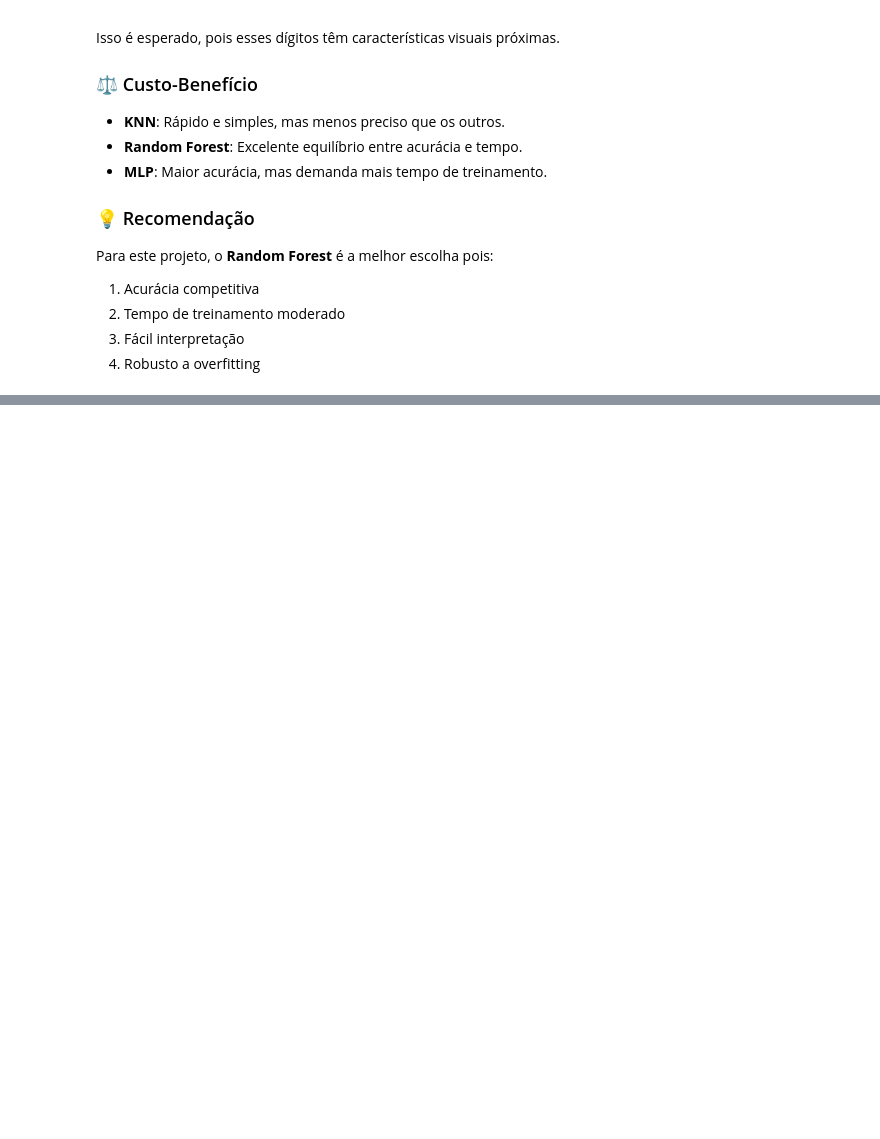
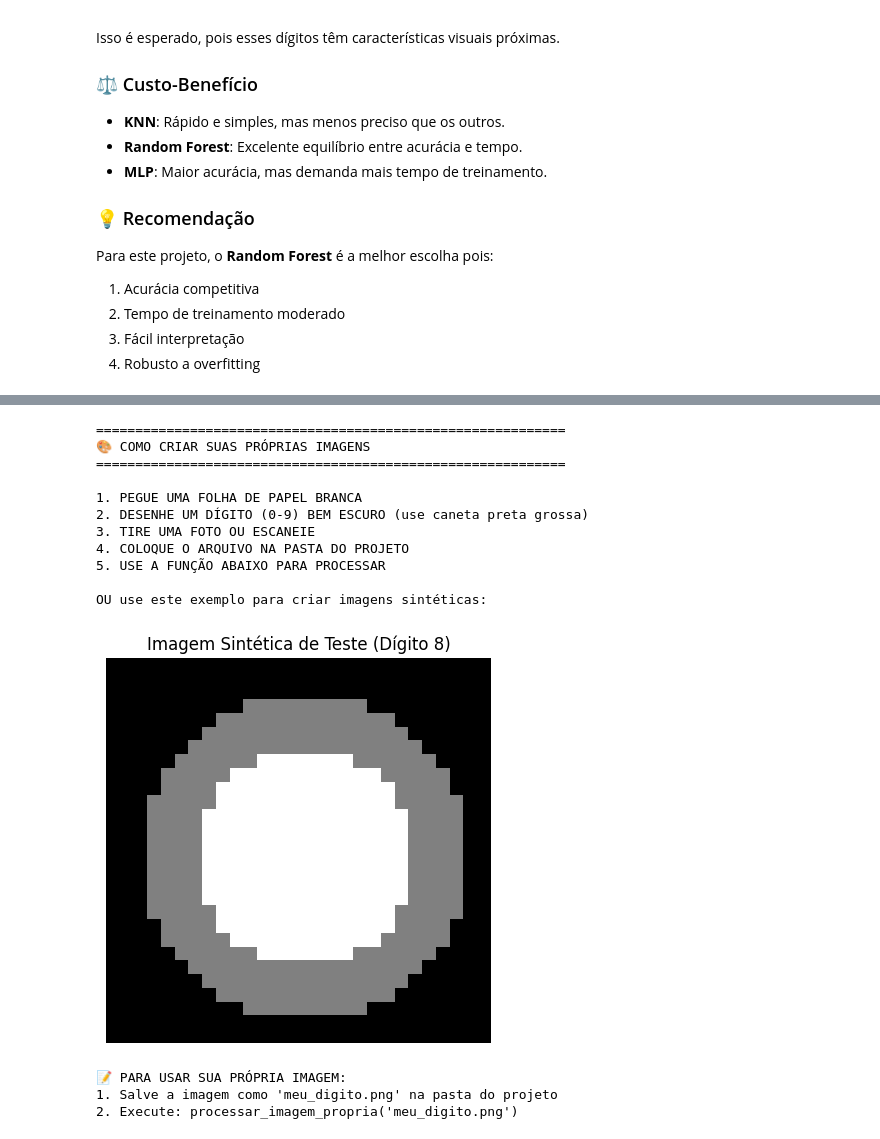
Before and after one commit to hugocileiro/meu-projeto-ia, a Jupyter notebook: notebooks/fase1_eda_mnist.ipynb, the cells around one changed output, grey strips where cells are left out. Saved outputs shown, nothing was run; the diff lists cells and outputs as text; code cells hidden in the pictures; blank space fills up the shorter version.

```diff
--- a/notebooks/fase1_eda_mnist.ipynb
+++ b/notebooks/fase1_eda_mnist.ipynb
@@ -688,0 +856,60 @@ Para este projeto, o **Random Forest** é a melhor escolha pois:
+# %%
+# Como criar imagens próprias
+print("="*60)
+print("🎨 COMO CRIAR SUAS PRÓPRIAS IMAGENS")
+print("="*60)
+print("""
+1. PEGUE UMA FOLHA DE PAPEL BRANCA
+2. DESENHE UM DÍGITO (0-9) BEM ESCURO (use caneta preta grossa)
+3. TIRE UMA FOTO OU ESCANEIE
+4. COLOQUE O ARQUIVO NA PASTA DO PROJETO
+5. USE A FUNÇÃO ABAIXO PARA PROCESSAR
+
+OU use este exemplo para criar imagens sintéticas:
+""")
+
+# Criar uma imagem sintética de exemplo (dígito 8)
+def criar_imagem_sintetica(digito, tamanho=28):
+    """Cria uma imagem sintética de teste"""
+    img = np.zeros((tamanho, tamanho))
+    centro = tamanho // 2
+
+    # Desenhar um círculo para simular um dígito
+    for i in range(tamanho):
+        for j in range(tamanho):
+            dist = np.sqrt((i - centro)**2 + (j - centro)**2)
+            if dist < 8:
+                img[i, j] = 1.0
+            elif dist < 12:
+                img[i, j] = 0.5
+
+    return img
+
+# Testar imagem sintética
+img_teste = criar_imagem_sintetica(8)
+
+plt.figure(figsize=(5, 5))
+plt.imshow(img_teste, cmap='gray')
+plt.title('Imagem Sintética de Teste (Dígito 8)')
+plt.axis('off')
+plt.show()
+
+print("\n📝 PARA USAR SUA PRÓPRIA IMAGEM:")
+print("1. Salve a imagem como 'meu_digito.png' na pasta do projeto")
+print("2. Execute: processar_imagem_propria('meu_digito.png')")
+# %% [output]
+============================================================
+🎨 COMO CRIAR SUAS PRÓPRIAS IMAGENS
+============================================================
+
+1. PEGUE UMA FOLHA DE PAPEL BRANCA
+2. DESENHE UM DÍGITO (0-9) BEM ESCURO (use caneta preta grossa)
+3. TIRE UMA FOTO OU ESCANEIE
+4. COLOQUE O ARQUIVO NA PASTA DO PROJETO
+5. USE A FUNÇÃO ABAIXO PARA PROCESSAR
+
+OU use este exemplo para criar imagens sintéticas:
+[figure, added]
+📝 PARA USAR SUA PRÓPRIA IMAGEM:
+1. Salve a imagem como 'meu_digito.png' na pasta do projeto
+2. Execute: processar_imagem_propria('meu_digito.png')
```
Also changed, not shown: parts of 7 cells of this notebook.
